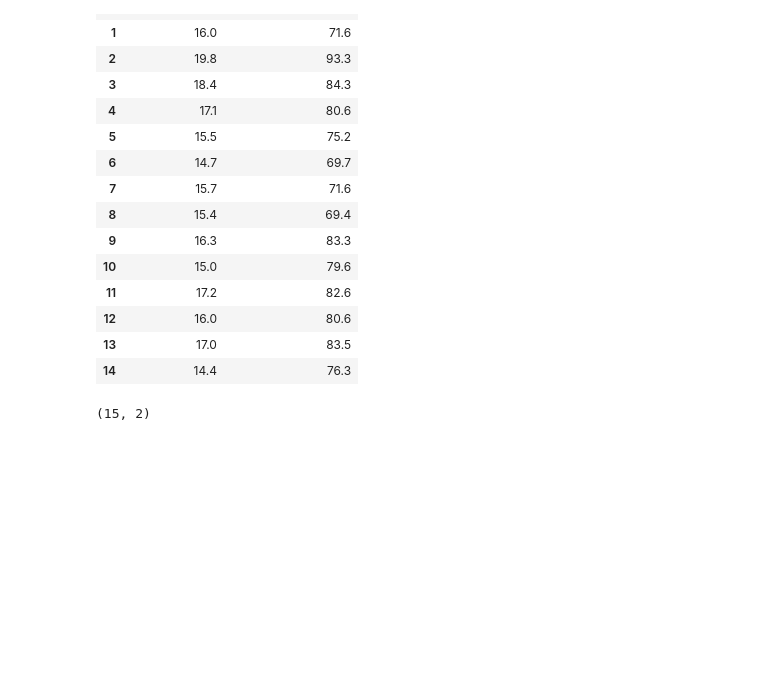
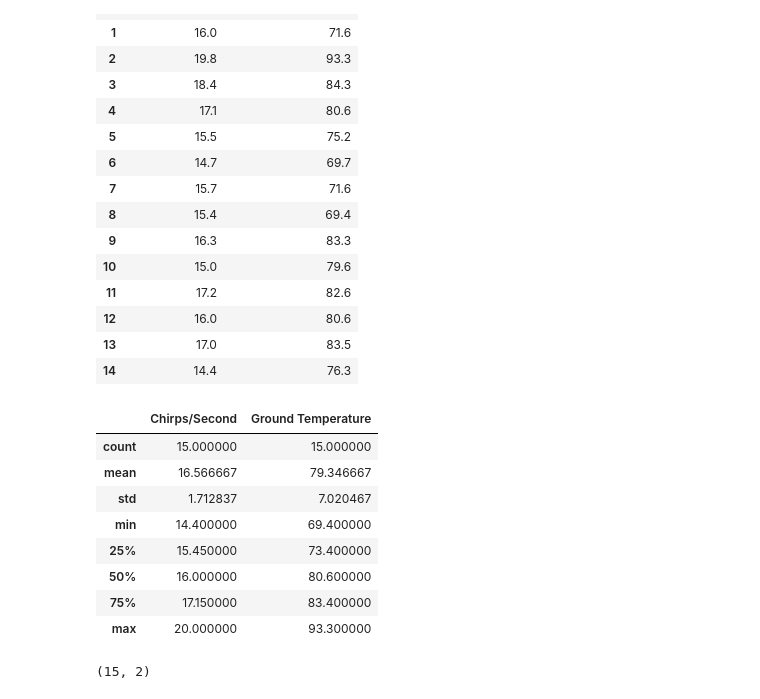
Before and after one commit to NikhithaVarma/Guvi-Task6, a Jupyter notebook: Assignment_5(Ground_Cricket_Chirps).ipynb, the cells around one changed output. Cells and saved outputs as stored; diff of their text form; code cells hidden in the pictures; blank space fills up the shorter version.

```diff
--- a/Assignment_5(Ground_Cricket_Chirps).ipynb
+++ b/Assignment_5(Ground_Cricket_Chirps).ipynb
@@ -37,4 +37,16 @@ df
 | 12 | 16.0 | 80.6 |
 | 13 | 17.0 | 83.5 |
 | 14 | 14.4 | 76.3 |
+# %%
+df.describe()
+# %% [output]
+|  | Chirps/Second | Ground Temperature |
+| count | 15.000000 | 15.000000 |
+| mean | 16.566667 | 79.346667 |
+| std | 1.712837 | 7.020467 |
+| min | 14.400000 | 69.400000 |
+| 25% | 15.450000 | 73.400000 |
+| 50% | 16.000000 | 80.600000 |
+| 75% | 17.150000 | 83.400000 |
+| max | 20.000000 | 93.300000 |
 # %%
```
Also changed, not shown: parts of 14 cells of this notebook.
